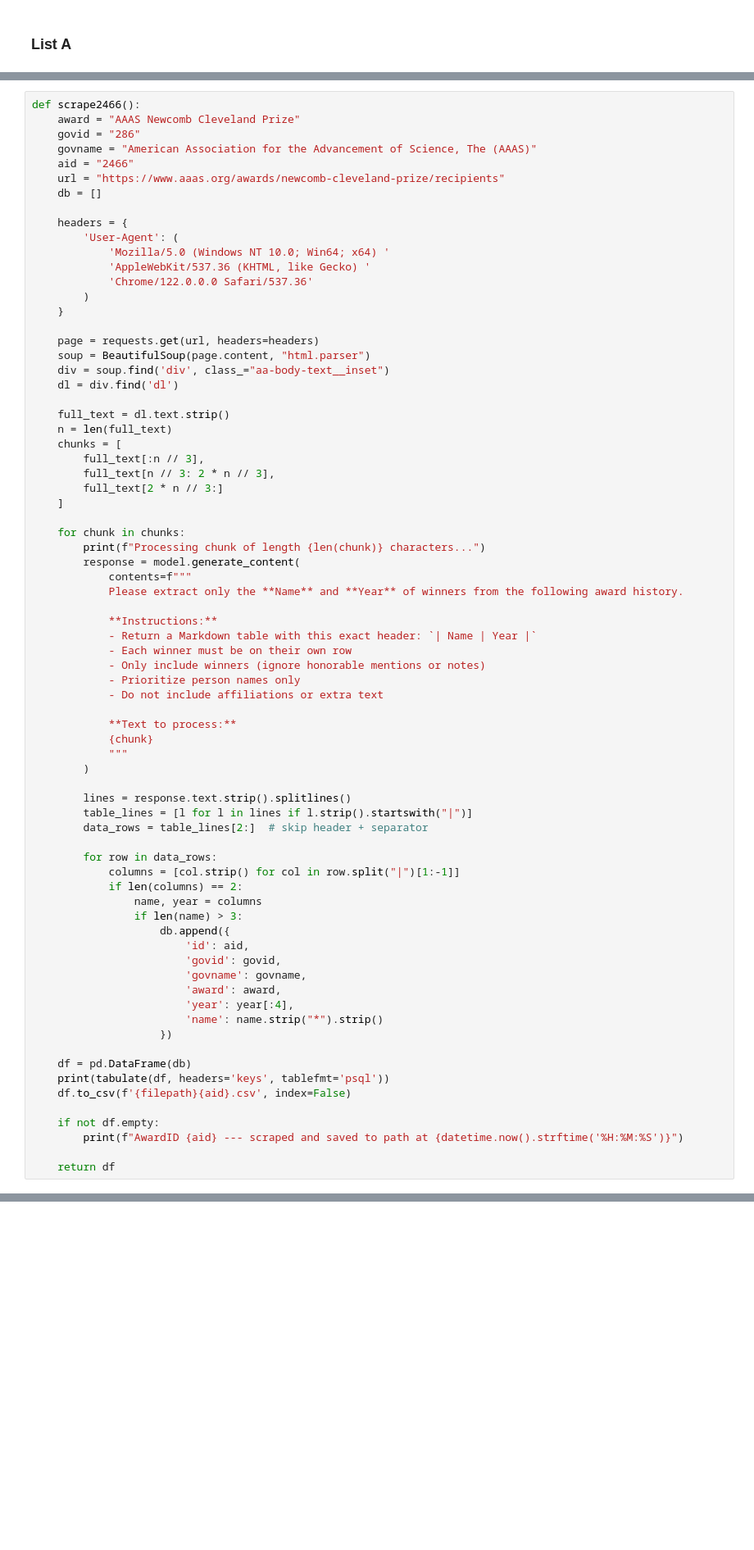
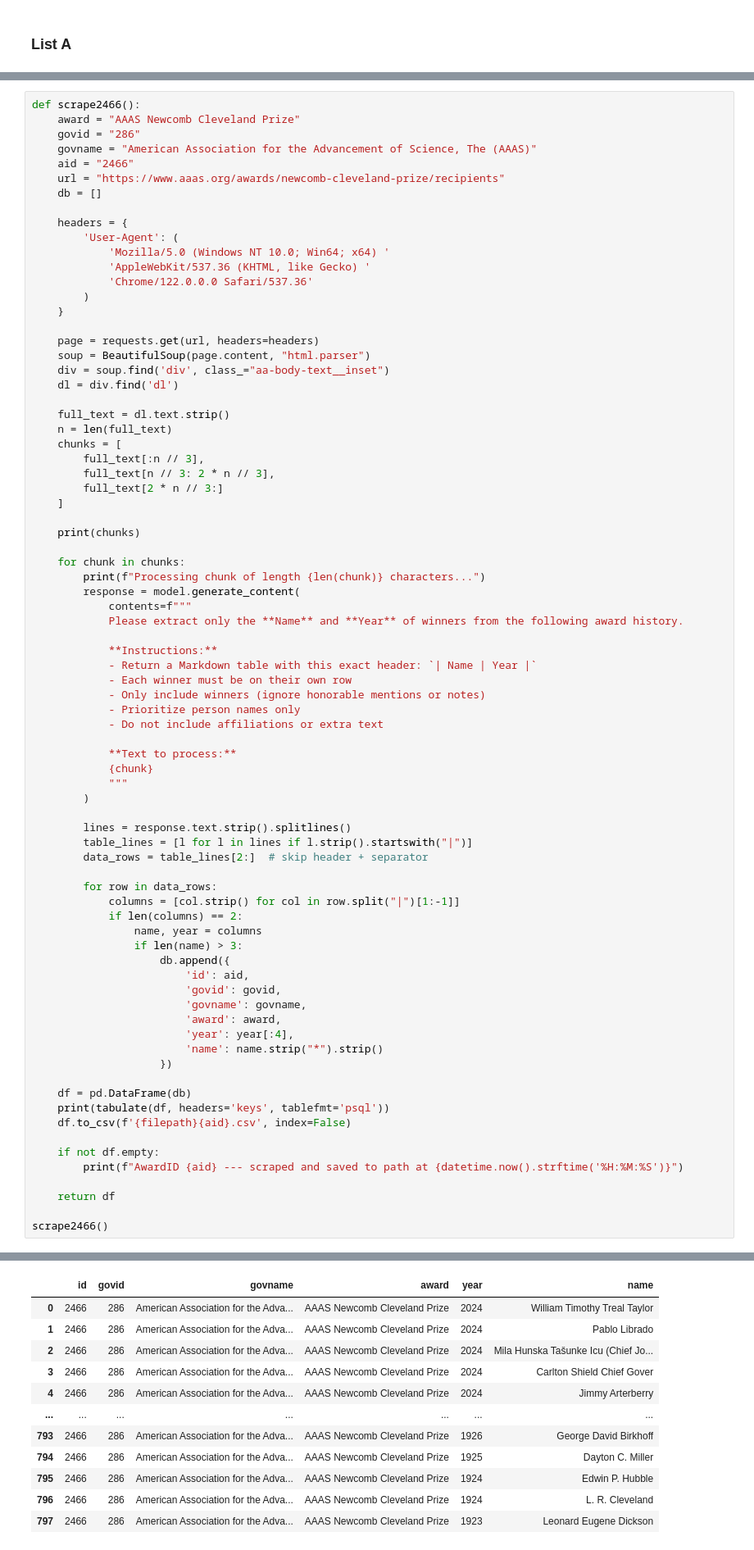
Before and after one commit to acepocalypse/EDA-award-scrape, a Jupyter notebook: Awards Scrape Code.ipynb, the cells around one changed output, grey strips where cells are left out. Shown at 82% size. Cells and saved outputs as stored; diff of their text form; blank space fills up the shorter version.

```diff
--- a/Awards Scrape Code.ipynb
+++ b/Awards Scrape Code.ipynb
@@ -586,6 +587,8 @@ def scrape2466():
         full_text[n // 3: 2 * n // 3],
         full_text[2 * n // 3:]
     ]
+
+    print(chunks)
 
     for chunk in chunks:
         print(f"Processing chunk of length {len(chunk)} characters...")
@@ -631,3 +634,6 @@ def scrape2466():
         print(f"AwardID {aid} --- scraped and saved to path at {datetime.now().strftime('%H:%M:%S')}")
 
     return df
+
+scrape2466()
+# %% [output]
@@ -633,0 +657,12 @@ def scrape2466():
+|  | id | govid | govname | award | year | name |
+| 0 | 2466 | 286 | American Association for the Adva... | AAAS Newcomb Cleveland Prize | 2024 | William Timothy Treal Taylor |
+| 1 | 2466 | 286 | American Association for the Adva... | AAAS Newcomb Cleveland Prize | 2024 | Pablo Librado |
+| 2 | 2466 | 286 | American Association for the Adva... | AAAS Newcomb Cleveland Prize | 2024 | Mila Hunska Tašunke Icu (Chief Jo... |
+| 3 | 2466 | 286 | American Association for the Adva... | AAAS Newcomb Cleveland Prize | 2024 | Carlton Shield Chief Gover |
+| 4 | 2466 | 286 | American Association for the Adva... | AAAS Newcomb Cleveland Prize | 2024 | Jimmy Arterberry |
+| ... | ... | ... | ... | ... | ... | ... |
+| 793 | 2466 | 286 | American Association for the Adva... | AAAS Newcomb Cleveland Prize | 1926 | George David Birkhoff |
+| 794 | 2466 | 286 | American Association for the Adva... | AAAS Newcomb Cleveland Prize | 1925 | Dayton C. Miller |
+| 795 | 2466 | 286 | American Association for the Adva... | AAAS Newcomb Cleveland Prize | 1924 | Edwin P. Hubble |
+| 796 | 2466 | 286 | American Association for the Adva... | AAAS Newcomb Cleveland Prize | 1924 | L. R. Cleveland |
+| 797 | 2466 | 286 | American Association for the Adva... | AAAS Newcomb Cleveland Prize | 1923 | Leonard Eugene Dickson |
```
Also changed, not shown: parts of 22 cells of this notebook.
